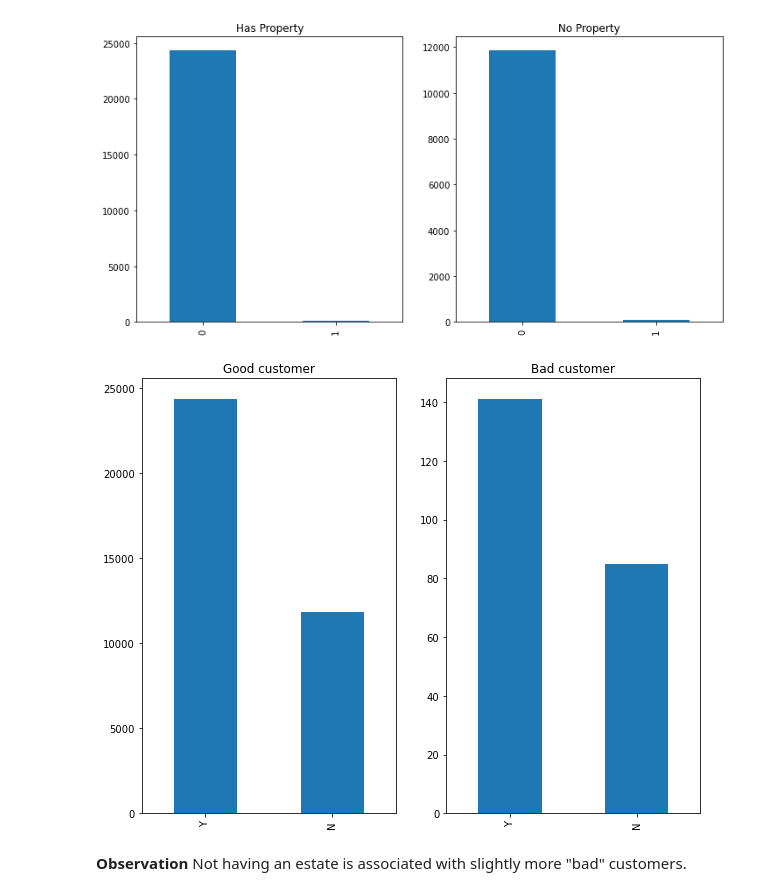
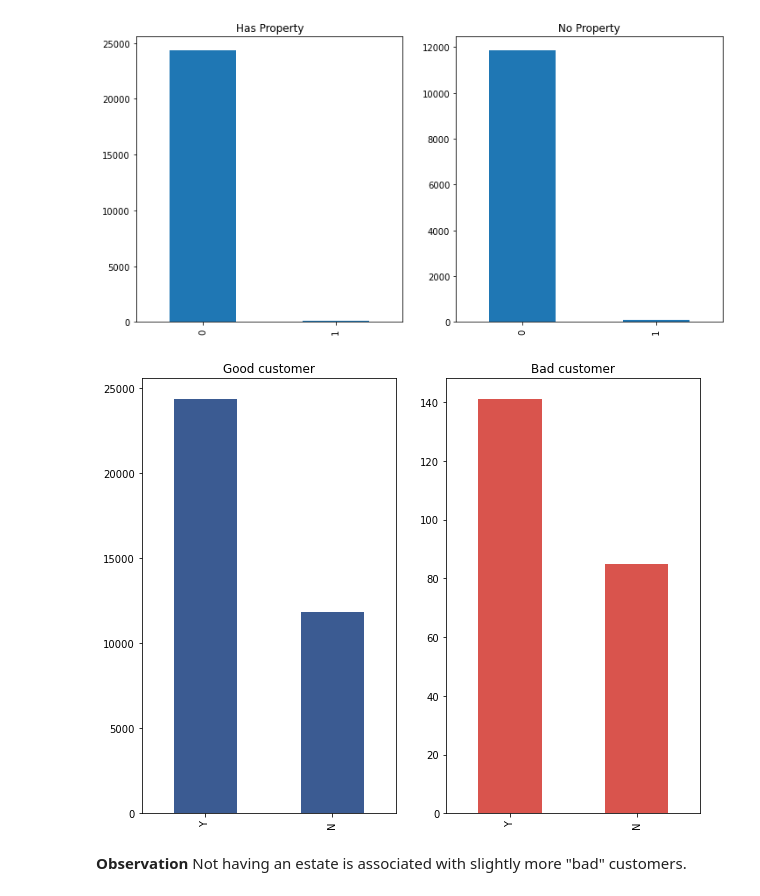
Before and after one commit to jmoschos/Credit-score-approval, a Jupyter notebook: Credit_score.ipynb, the cells around one changed output. Saved outputs shown, nothing was run; the diff lists cells and outputs as text; code cells hidden in the pictures.

```diff
--- a/Credit_score.ipynb
+++ b/Credit_score.ipynb
@@ -349,6 +350,8 @@ new_data
 # %%
 unique_labels = new_data.Label.unique()
 labels = [new_data[new_data.Label == val] for val in unique_labels]
+# %%
+my_colors = ["denim blue","pale red"]
 # %% [markdown]
 ## Gender analysis
 # %%
@@ -391,6 +394,6 @@ ncols = 2
 fig, axes = plt.subplots(nrows,ncols,figsize = (10,8))
 
 for i,label in enumerate(labels):
-    label.CODE_GENDER.value_counts().plot(kind = "bar", ax = axes[i])
+    label.CODE_GENDER.value_counts().plot(kind = "bar", ax = axes[i],color = sns.xkcd_rgb[my_colors[i]])
     axes[i].set_title("Good customer" if(label.Label.unique()==0) else "Bad Customer")
 # %% [output]
@@ -440,6 +441,6 @@ ncol = 2
 fig, axes = plt.subplots(nrow,ncol, figsize = (10,8))
 
 for i,label in enumerate(labels):
-    label.FLAG_OWN_CAR.value_counts().plot(kind = "bar", ax = axes[i])
+    label.FLAG_OWN_CAR.value_counts().plot(kind = "bar", ax = axes[i],color = sns.xkcd_rgb[my_colors[i]])
     axes[i].set_title("Good customer" if label.Label.unique()==0 else "Bad customer")
 # %% [output]
@@ -478,14 +479,14 @@ for i,val in enumerate(properties):
 # %%
 nrows = 1
 ncols = 2
 
 fig, axes = plt.subplots(nrows,ncols,figsize = (10,8))
 
 for i,label in enumerate(labels):
-    label.FLAG_OWN_REALTY.value_counts().plot(kind = "bar", ax = axes[i])
+    label.FLAG_OWN_REALTY.value_counts().plot(kind = "bar", ax = axes[i],color = sns.xkcd_rgb[my_colors[i]])
     axes[i].set_title("Good customer" if label.Label.unique()==0 else "Bad customer")
 # %% [output]
-[figure, old version]
+[figure, new version]
 # %% [markdown]
 **Observation** Not having an estate is associated with slightly more "bad" customers.
 # %% [markdown]
```
Also changed, not shown: parts of 20 cells of this notebook.
